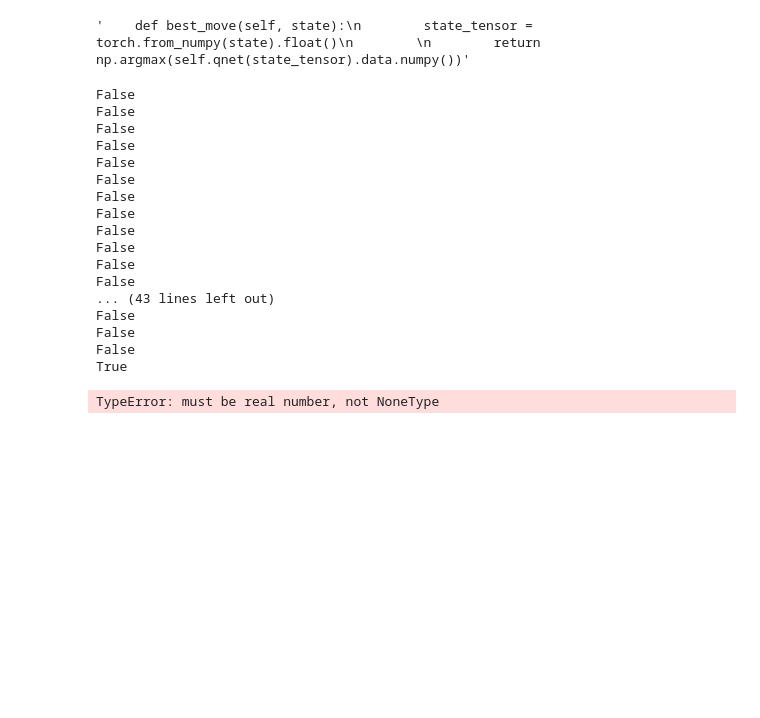
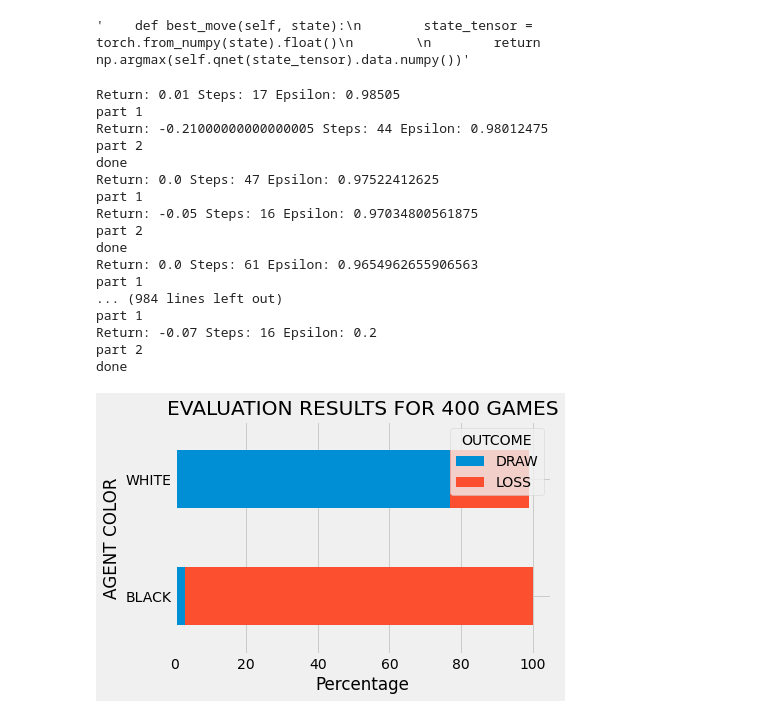
Before and after one commit to inesleonidasrocha/ChessRL23, a Jupyter notebook: RL PROJECT - SARSA.ipynb, the cells around one changed output. Saved outputs shown, nothing was run; the diff lists cells and outputs as text; code cells hidden in the pictures; blank space fills up the shorter version.

```diff
--- a/RL PROJECT - SARSA.ipynb
+++ b/RL PROJECT - SARSA.ipynb
@@ -625,30 +643,27 @@ def AGENT_EVALUATION(Stockfish_path, n_evaluations=100, epsilon = 0.5):
 # %%
 #number of episodes
 num_episodes = 200 #1000
 
-# Define the batch size:
-batch_size = 32 #128
-
-df = AGENT_EVALUATION(Stockfish_path, n_evaluations=num_episodes)
+df, WHITE_agent, BLACK_Agent= AGENT_EVALUATION(Stockfish_path, n_evaluations=num_episodes)
 # %% [output]
-False
-False
-False
-False
-False
-False
-False
-False
-False
-False
-False
-False
-... (43 lines left out)
-False
-False
-False
-True
+Return: 0.01 Steps: 17 Epsilon: 0.98505
+part 1
+Return: -0.21000000000000005 Steps: 44 Epsilon: 0.98012475
+part 2
+done
+Return: 0.0 Steps: 47 Epsilon: 0.97522412625
+part 1
+Return: -0.05 Steps: 16 Epsilon: 0.97034800561875
+part 2
+done
+Return: 0.0 Steps: 61 Epsilon: 0.9654962655906563
+part 1
+... (984 lines left out)
+part 1
+Return: -0.07 Steps: 16 Epsilon: 0.2
+part 2
+done
-TypeError: must be real number, not NoneType
+[figure, added]
 # %%
 df
 # %% [output]
```
Also changed, not shown: parts of 7 cells of this notebook, 3 other files.
